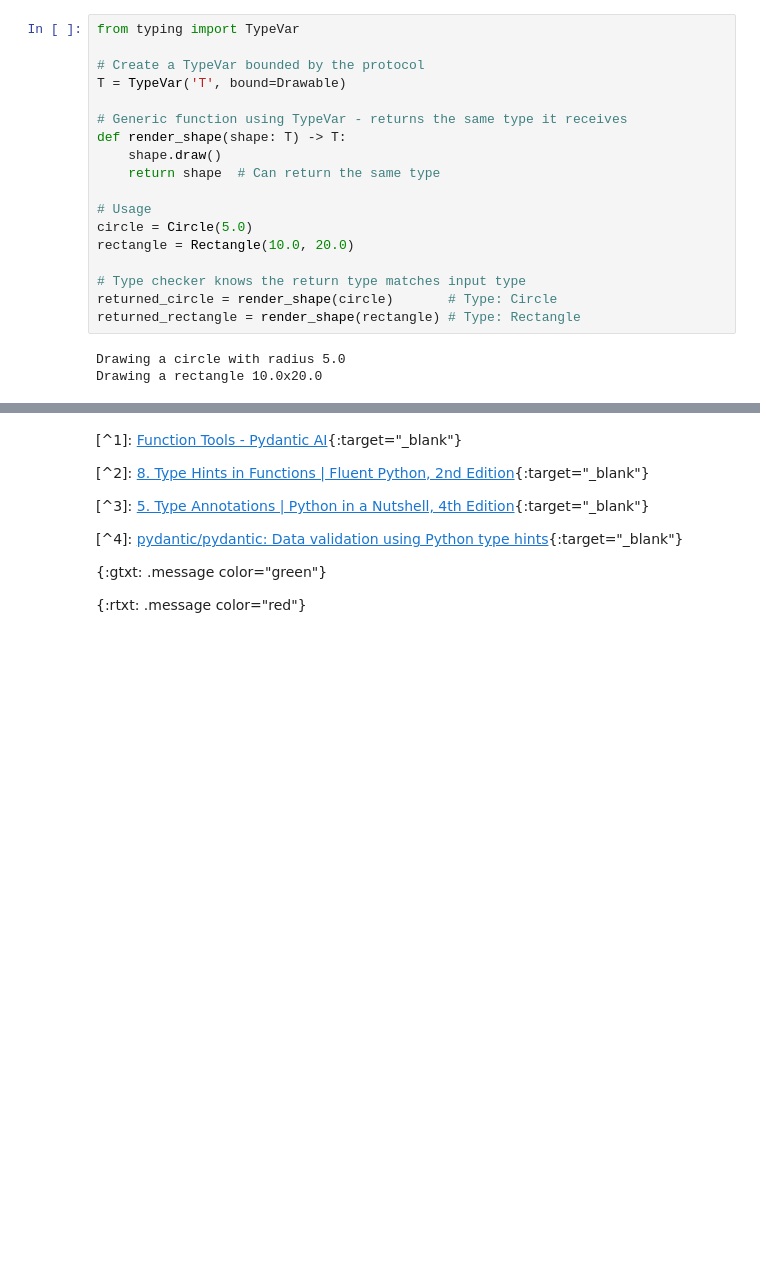
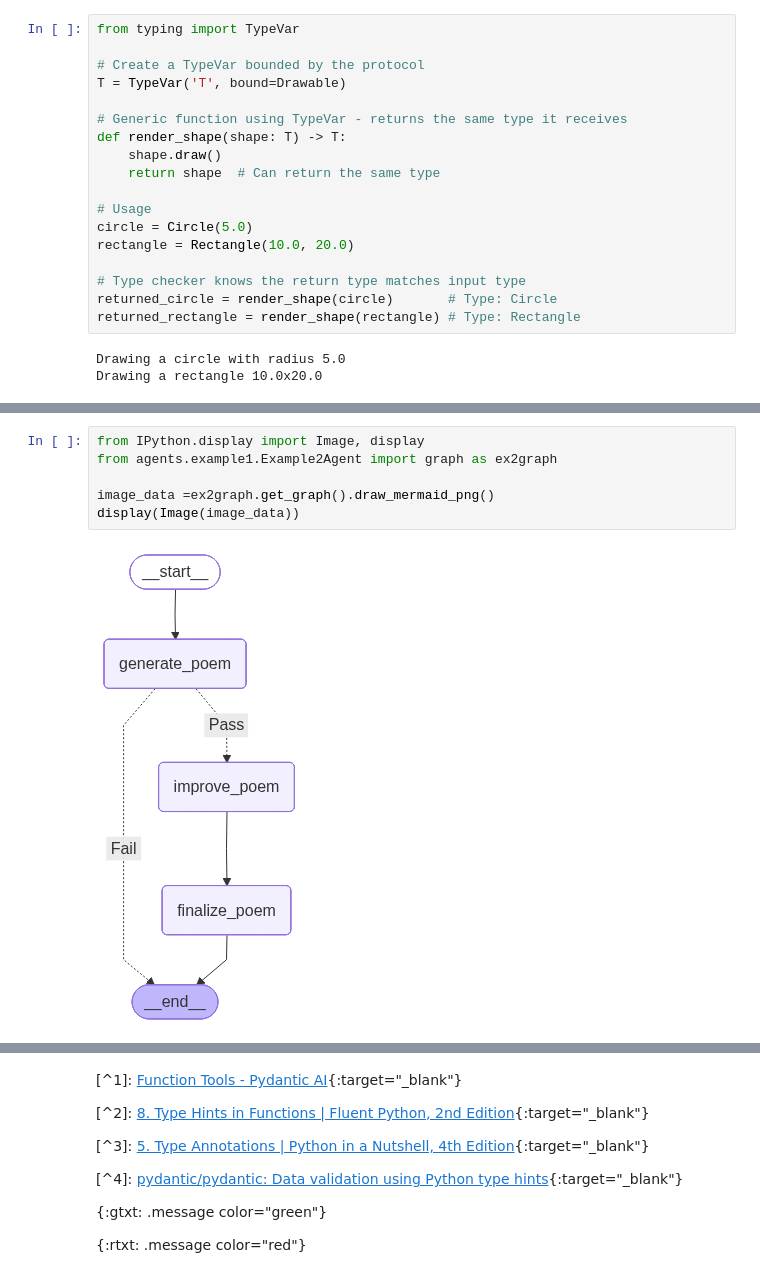
Before and after one commit to ojitha/learn-langgraph, a Jupyter notebook: aiagents/2025-09-06-Python_Type_Annotation.ipynb, the cells around one changed output, grey strips where cells are left out. Cells and saved outputs as stored; diff of their text form; blank space fills up the shorter version.

Commit message:
Updated with LangGraph examples

```diff
--- a/aiagents/2025-09-06-Python_Type_Annotation.ipynb
+++ b/aiagents/2025-09-06-Python_Type_Annotation.ipynb
@@ -907,0 +1092,8 @@ Drawing a rectangle 10.0x20.0
+# %%
+from IPython.display import Image, display
+from agents.example1.Example2Agent import graph as ex2graph
+
+image_data =ex2graph.get_graph().draw_mermaid_png()
+display(Image(image_data))
+# %% [output]
+[figure, added]
```
Also changed, not shown: parts of 18 cells of this notebook, 2 other files.
